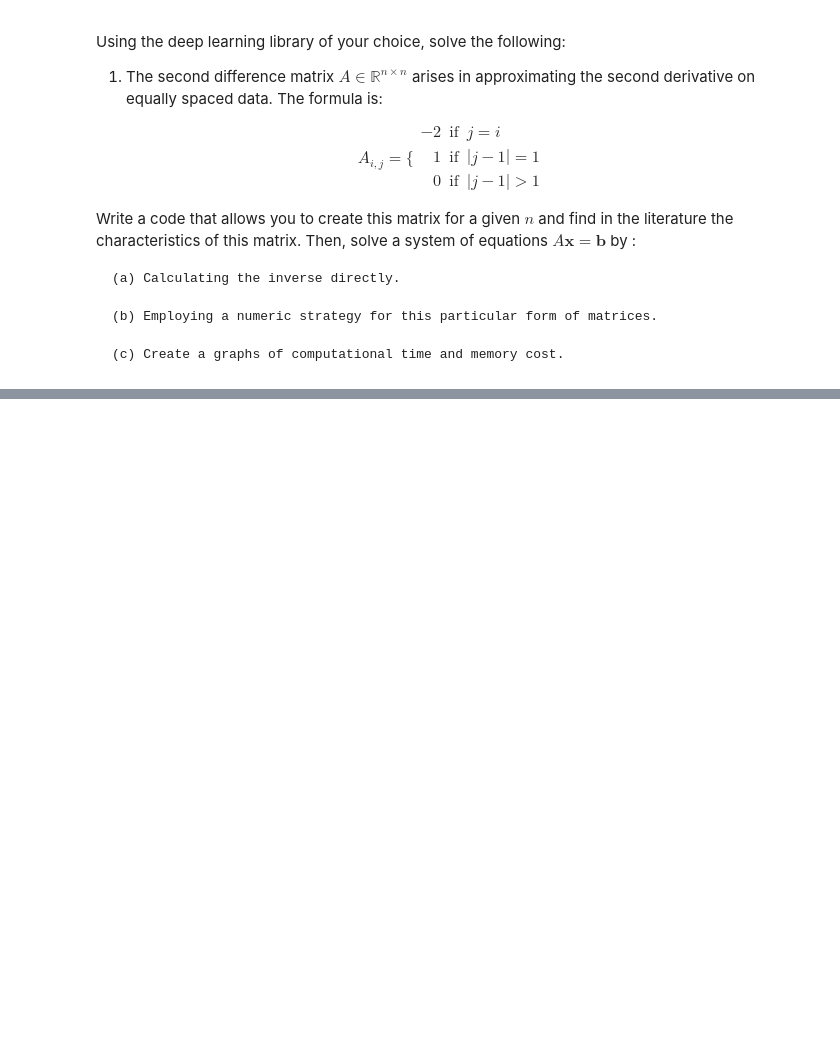
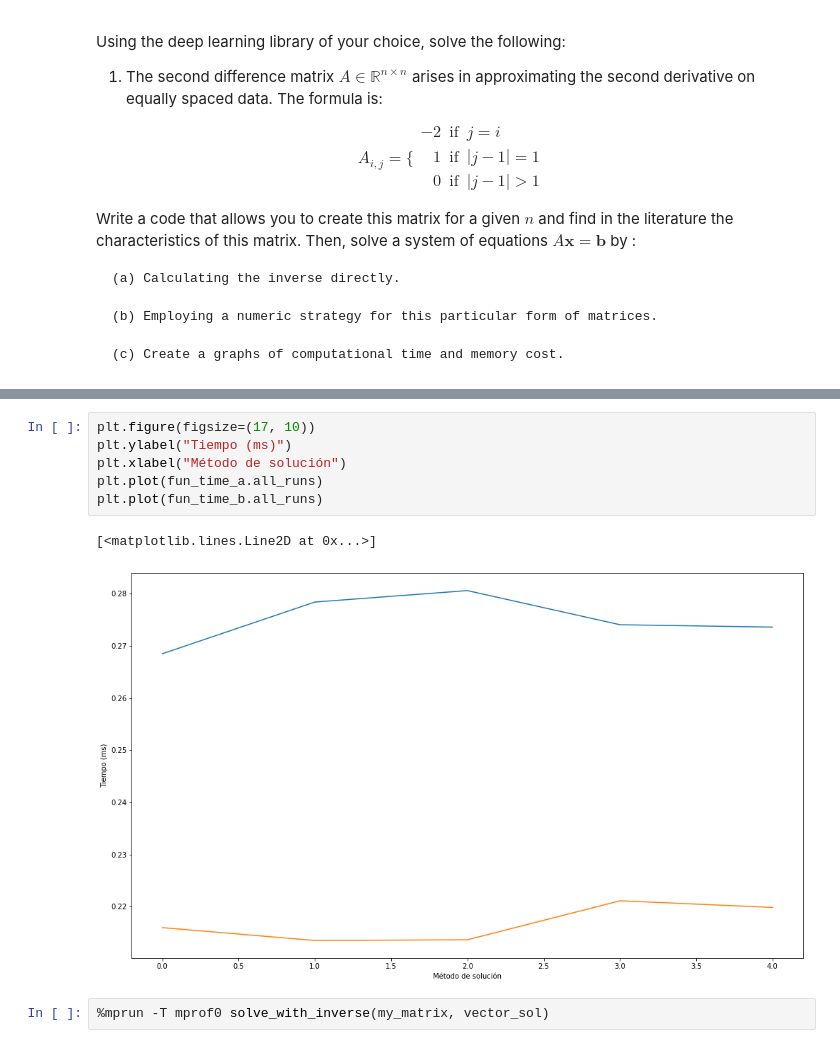
Before and after one commit to davidmacer/deep-learning-course, a Jupyter notebook: src/tarea_02/tarea_02.ipynb, the cells around one changed output, grey strips where cells are left out. Drawn from its saved outputs; the diff is of its cells as text; blank space fills up the shorter version.

```diff
--- a/src/tarea_02/tarea_02.ipynb
+++ b/src/tarea_02/tarea_02.ipynb
@@ -62,0 +186,11 @@ tf.Tensor(
+# %%
+plt.figure(figsize=(17, 10))
+plt.ylabel("Tiempo (ms)")
+plt.xlabel("Método de solución")
+plt.plot(fun_time_a.all_runs)
+plt.plot(fun_time_b.all_runs)
+# %% [output]
+[<matplotlib.lines.Line2D at 0x...>]
+[figure, added]
+# %%
+%mprun -T mprof0 solve_with_inverse(my_matrix, vector_sol)
```
Also changed, not shown: parts of 13 cells of this notebook.
